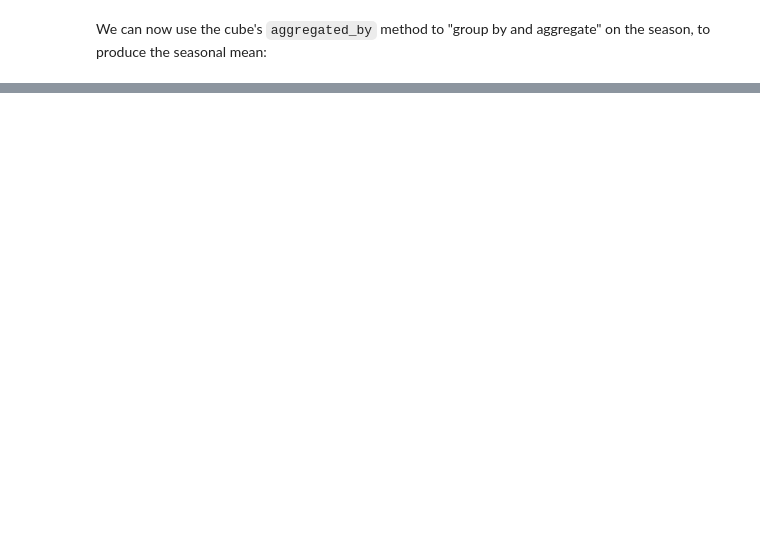
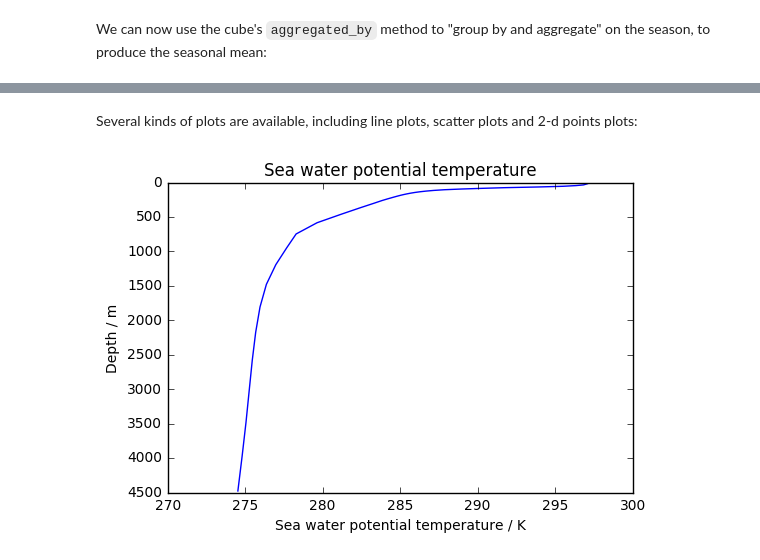
Before and after one commit to duncanwp/python_for_climate_scientists, a Jupyter notebook: course_content/notebooks/iris_short_intro.ipynb, the cells around one changed output, grey strips where cells are left out. Saved outputs shown, nothing was run; the diff lists cells and outputs as text; code cells hidden in the pictures; blank space fills up the shorter version.

```diff
--- a/course_content/notebooks/iris_short_intro.ipynb
+++ b/course_content/notebooks/iris_short_intro.ipynb
@@ -435,0 +740,10 @@ print(cube.coord('year'))
+# %% [markdown]
+Several kinds of plots are available, including line plots, scatter plots and 2-d points plots:
+# %%
+temp = iris.load_cube(iris.sample_data_path('atlantic_profiles.nc'),
+                      'sea_water_potential_temperature')
+
+qplt.plot(temp[:, 0, 0], temp.coord('depth'))
+qplt.show()
+# %% [output]
+[figure, added]
```
Also changed, not shown: parts of 134 cells of this notebook, 1 other file.
